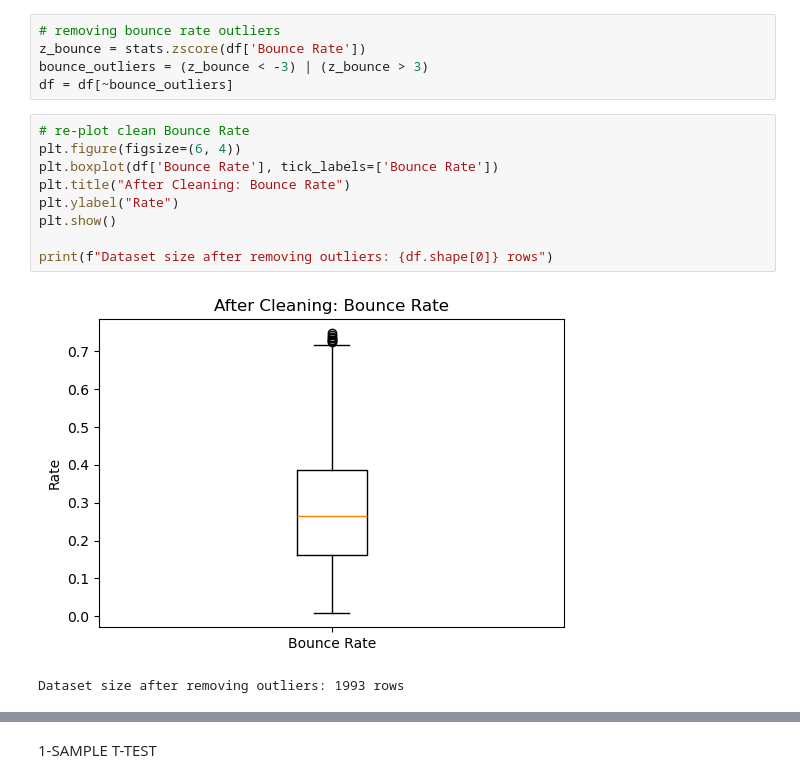
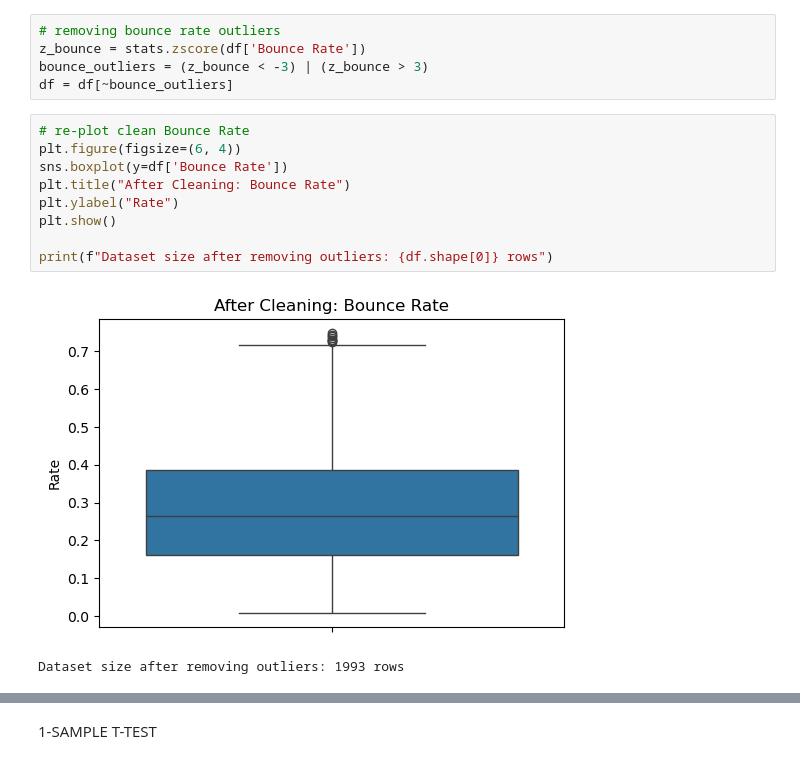
Before and after one commit to 12valor/Statistics, a Jupyter notebook: Endterm Exam/Exam.ipynb, the cells around one changed output, grey strips where cells are left out. Drawn from its saved outputs; the diff is of its cells as text.

```diff
--- a/Endterm Exam/Exam.ipynb
+++ b/Endterm Exam/Exam.ipynb
@@ -72,14 +73,14 @@ df = df[~bounce_outliers]
 # %%
 # re-plot clean Bounce Rate
 plt.figure(figsize=(6, 4))
-plt.boxplot(df['Bounce Rate'], tick_labels=['Bounce Rate'])
+sns.boxplot(y=df['Bounce Rate'])
 plt.title("After Cleaning: Bounce Rate")
 plt.ylabel("Rate")
 plt.show()
 
 print(f"Dataset size after removing outliers: {df.shape[0]} rows")
 # %% [output]
-[figure, old version]
+[figure, new version]
 Dataset size after removing outliers: 1993 rows
 # %%
 np.random.seed(42)
```
Also changed, not shown: parts of 8 cells of this notebook, 1 other file.
